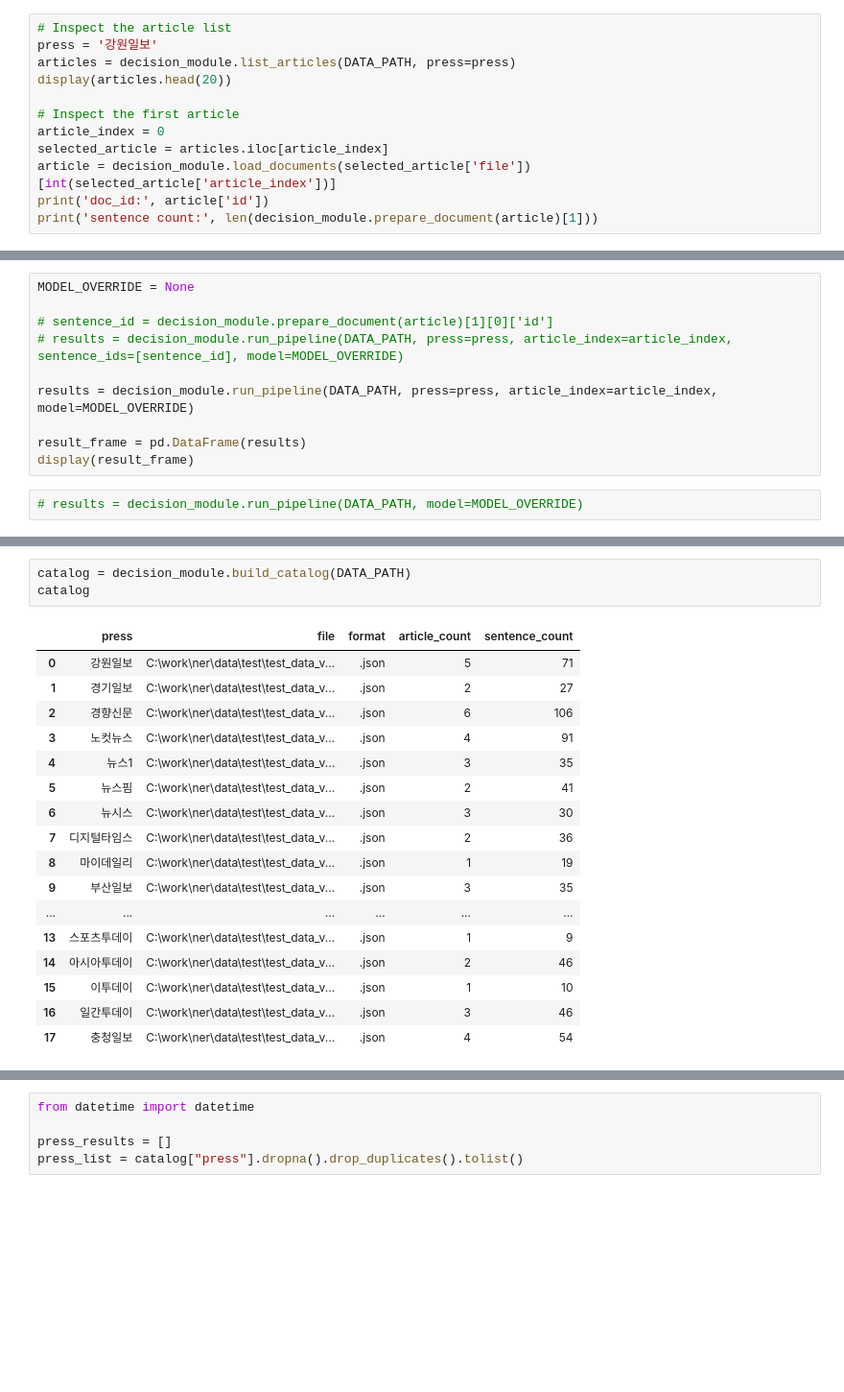
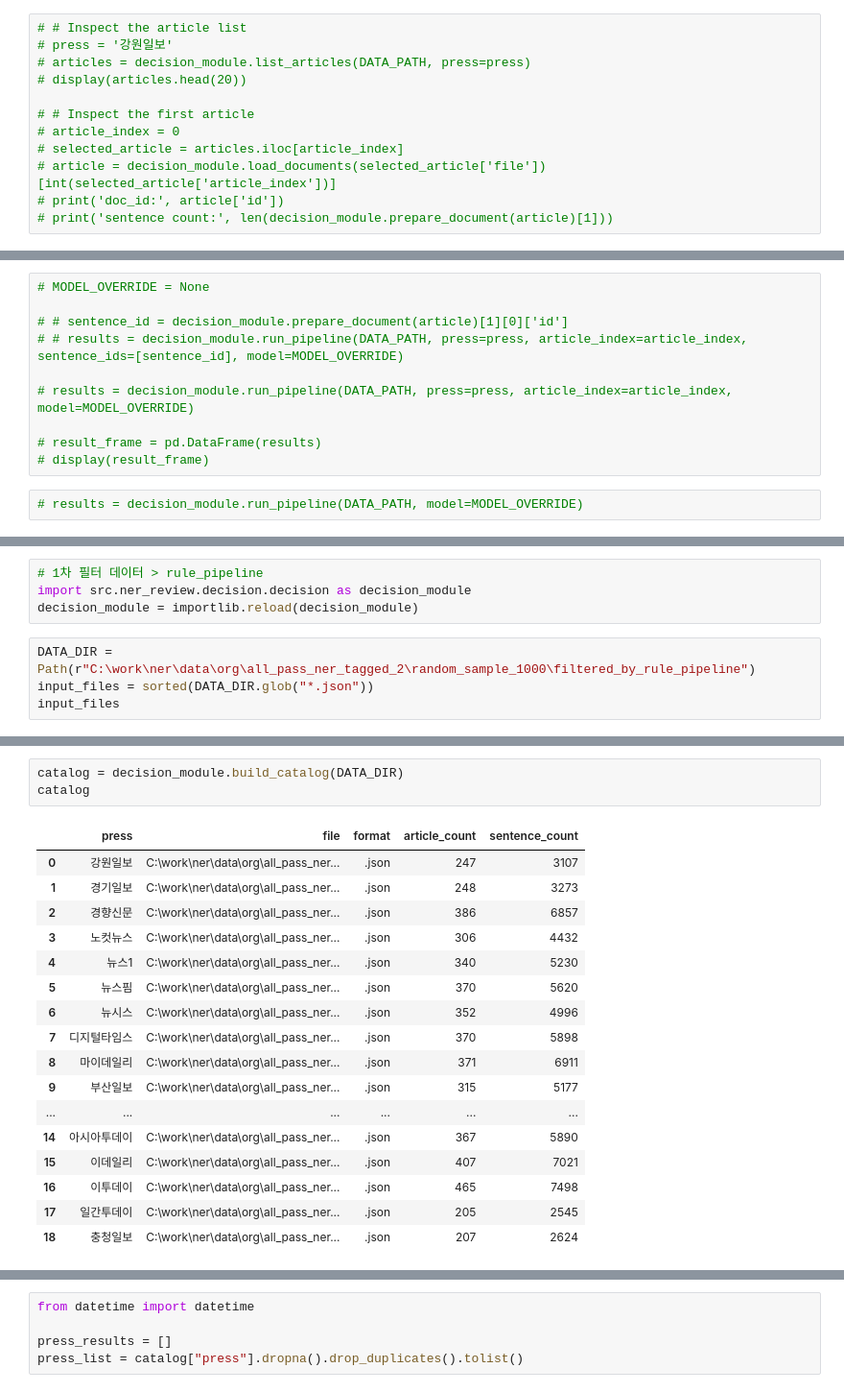
Before and after one commit to sosodoit/ner, a Jupyter notebook: run_decision.ipynb, the cells around one changed output, grey strips where cells are left out. Shown at 96% size. Saved outputs shown, nothing was run; the diff lists cells and outputs as text; blank space fills up the shorter version.

Commit message:
#9 decision 건수 체크

```diff
--- a/run_decision.ipynb
+++ b/run_decision.ipynb
@@ -25,15 +26,15 @@ data path: C:\work\ner\data\test\test_data_v2
 # %%
-# Inspect the article list
-press = '강원일보'
-articles = decision_module.list_articles(DATA_PATH, press=press)
-display(articles.head(20))
+# # Inspect the article list
+# press = '강원일보'
+# articles = decision_module.list_articles(DATA_PATH, press=press)
+# display(articles.head(20))
 
-# Inspect the first article
-article_index = 0
-selected_article = articles.iloc[article_index]
-article = decision_module.load_documents(selected_article['file'])[int(selected_article['article_index'])]
-print('doc_id:', article['id'])
-print('sentence count:', len(decision_module.prepare_document(article)[1]))
+# # Inspect the first article
+# article_index = 0
+# selected_article = articles.iloc[article_index]
+# article = decision_module.load_documents(selected_article['file'])[int(selected_article['article_index'])]
+# print('doc_id:', article['id'])
+# print('sentence count:', len(decision_module.prepare_document(article)[1]))
 # %% [output]
 |  | press | file | article_index | doc_id | title | sentence_count |
 | 0 | 강원일보 | C:\work\ner\data\test\test_data_v... | 0 | NLRW2600000001.1 | 강원일보 2025년 기사 | 14 |
@@ -51,12 +52,12 @@ un_pipeline to generate sentence-level Decisions results.
 # %%
-MODEL_OVERRIDE = None
+# MODEL_OVERRIDE = None
 
-# sentence_id = decision_module.prepare_document(article)[1][0]['id']
-# results = decision_module.run_pipeline(DATA_PATH, press=press, article_index=article_index, sentence_ids=[sentence_id], model=MODEL_OVERRIDE)
+# # sentence_id = decision_module.prepare_document(article)[1][0]['id']
+# # results = decision_module.run_pipeline(DATA_PATH, press=press, article_index=article_index, sentence_ids=[sentence_id], model=MODEL_OVERRIDE)
 
-results = decision_module.run_pipeline(DATA_PATH, press=press, article_index=article_index, model=MODEL_OVERRIDE)
+# results = decision_module.run_pipeline(DATA_PATH, press=press, article_index=article_index, model=MODEL_OVERRIDE)
 
-result_frame = pd.DataFrame(results)
-display(result_frame)
+# result_frame = pd.DataFrame(results)
+# display(result_frame)
 # %%
 # results = decision_module.run_pipeline(DATA_PATH, model=MODEL_OVERRIDE)
@@ -101,0 +103,8 @@ result_wide
+# %%
+# 1차 필터 데이터 > rule_pipeline
+import src.ner_review.decision.decision as decision_module
+decision_module = importlib.reload(decision_module)
+# %%
+DATA_DIR = Path(r"C:\work\ner\data\org\all_pass_ner_tagged_2\random_sample_1000\filtered_by_rule_pipeline")
+input_files = sorted(DATA_DIR.glob("*.json"))
+input_files
@@ -102,21 +131,21 @@ result_wide
 # %%
-catalog = decision_module.build_catalog(DATA_PATH)
+catalog = decision_module.build_catalog(DATA_DIR)
 catalog
 # %% [output]
 |  | press | file | format | article_count | sentence_count |
-| 0 | 강원일보 | C:\work\ner\data\test\test_data_v... | .json | 5 | 71 |
-| 1 | 경기일보 | C:\work\ner\data\test\test_data_v... | .json | 2 | 27 |
-| 2 | 경향신문 | C:\work\ner\data\test\test_data_v... | .json | 6 | 106 |
-| 3 | 노컷뉴스 | C:\work\ner\data\test\test_data_v... | .json | 4 | 91 |
-| 4 | 뉴스1 | C:\work\ner\data\test\test_data_v... | .json | 3 | 35 |
-| 5 | 뉴스핌 | C:\work\ner\data\test\test_data_v... | .json | 2 | 41 |
-| 6 | 뉴시스 | C:\work\ner\data\test\test_data_v... | .json | 3 | 30 |
-| 7 | 디지털타임스 | C:\work\ner\data\test\test_data_v... | .json | 2 | 36 |
-| 8 | 마이데일리 | C:\work\ner\data\test\test_data_v... | .json | 1 | 19 |
-| 9 | 부산일보 | C:\work\ner\data\test\test_data_v... | .json | 3 | 35 |
+| 0 | 강원일보 | C:\work\ner\data\org\all_pass_ner... | .json | 247 | 3107 |
+| 1 | 경기일보 | C:\work\ner\data\org\all_pass_ner... | .json | 248 | 3273 |
+| 2 | 경향신문 | C:\work\ner\data\org\all_pass_ner... | .json | 386 | 6857 |
+| 3 | 노컷뉴스 | C:\work\ner\data\org\all_pass_ner... | .json | 306 | 4432 |
+| 4 | 뉴스1 | C:\work\ner\data\org\all_pass_ner... | .json | 340 | 5230 |
+| 5 | 뉴스핌 | C:\work\ner\data\org\all_pass_ner... | .json | 370 | 5620 |
+| 6 | 뉴시스 | C:\work\ner\data\org\all_pass_ner... | .json | 352 | 4996 |
+| 7 | 디지털타임스 | C:\work\ner\data\org\all_pass_ner... | .json | 370 | 5898 |
+| 8 | 마이데일리 | C:\work\ner\data\org\all_pass_ner... | .json | 371 | 6911 |
+| 9 | 부산일보 | C:\work\ner\data\org\all_pass_ner... | .json | 315 | 5177 |
 | ... | ... | ... | ... | ... | ... |
-| 13 | 스포츠투데이 | C:\work\ner\data\test\test_data_v... | .json | 1 | 9 |
-| 14 | 아시아투데이 | C:\work\ner\data\test\test_data_v... | .json | 2 | 46 |
-| 15 | 이투데이 | C:\work\ner\data\test\test_data_v... | .json | 1 | 10 |
-| 16 | 일간투데이 | C:\work\ner\data\test\test_data_v... | .json | 3 | 46 |
-| 17 | 충청일보 | C:\work\ner\data\test\test_data_v... | .json | 4 | 54 |
+| 14 | 아시아투데이 | C:\work\ner\data\org\all_pass_ner... | .json | 367 | 5890 |
+| 15 | 이데일리 | C:\work\ner\data\org\all_pass_ner... | .json | 407 | 7021 |
+| 16 | 이투데이 | C:\work\ner\data\org\all_pass_ner... | .json | 465 | 7498 |
+| 17 | 일간투데이 | C:\work\ner\data\org\all_pass_ner... | .json | 205 | 2545 |
+| 18 | 충청일보 | C:\work\ner\data\org\all_pass_ner... | .json | 207 | 2624 |
```
Also changed, not shown: parts of 15 cells of this notebook.
